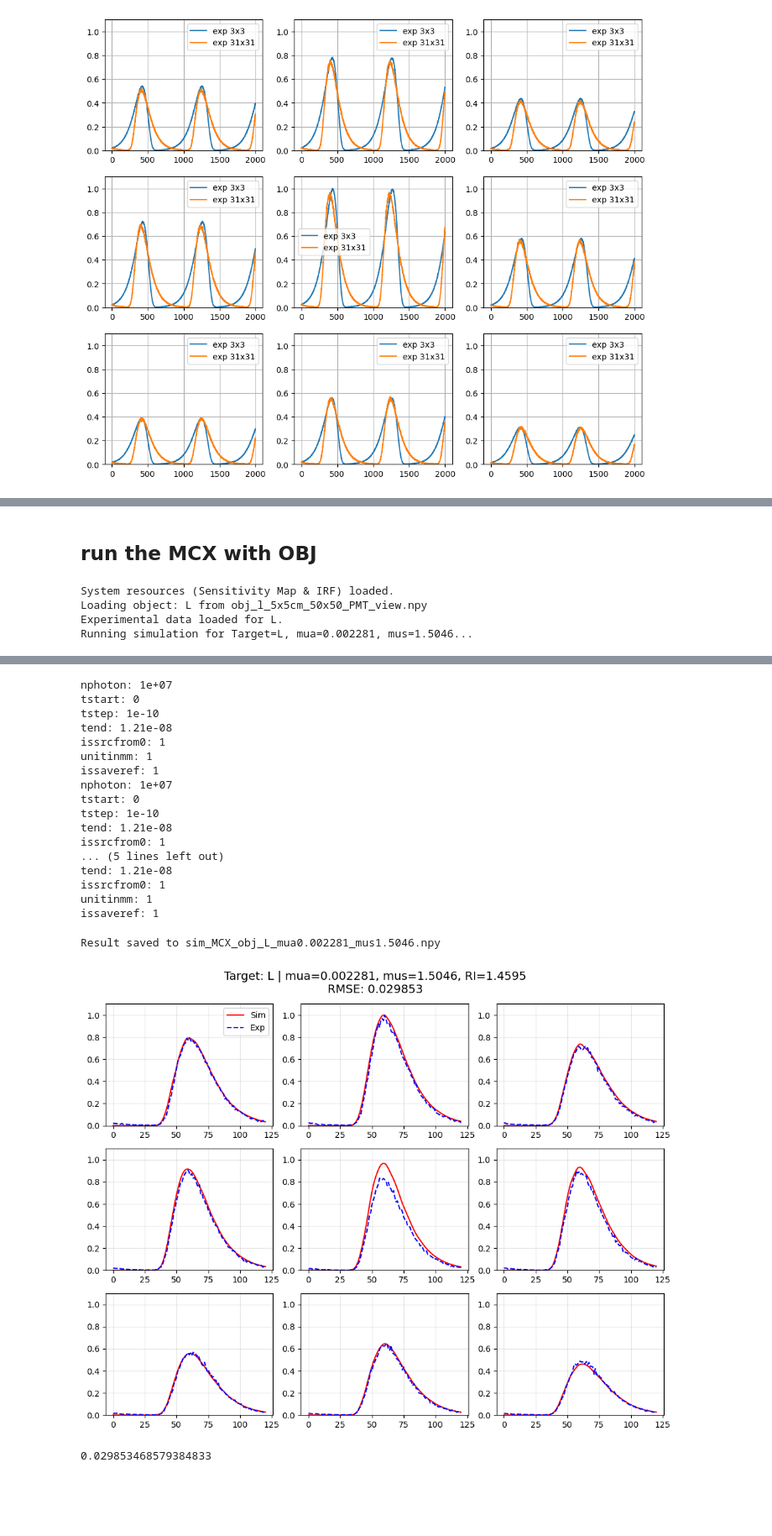
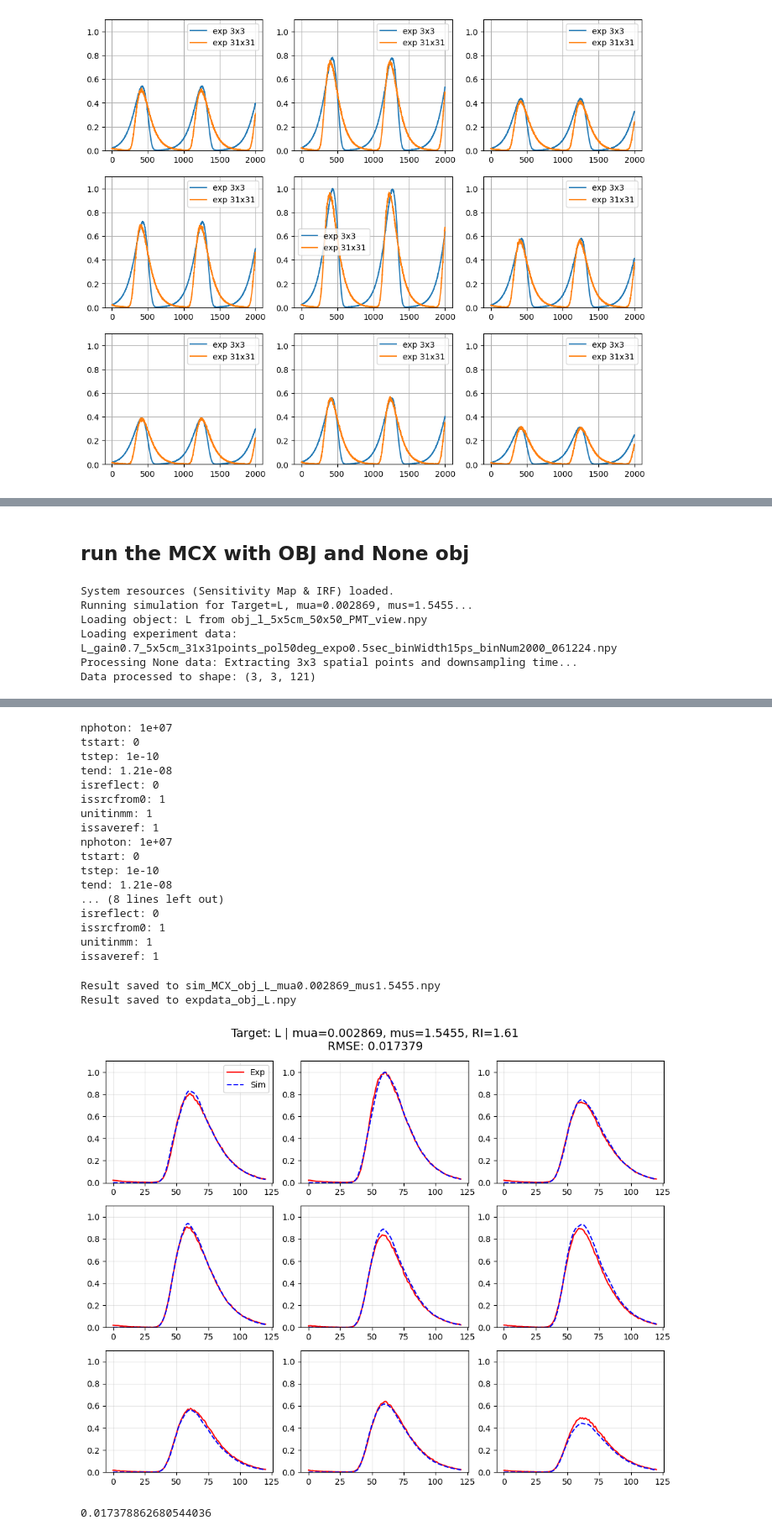
Before and after one commit to Fenrisulfr26/foam_project_pmcx, a Jupyter notebook: pmcx_fitting_sims_ipynb/pmcx_scan_fits_ZW.ipynb, the cells around one changed output, grey strips where cells are left out. Shown at 84% size. Cells and saved outputs as stored; diff of their text form; code cells hidden in the pictures; blank space fills up the shorter version.

```diff
--- a/pmcx_fitting_sims_ipynb/pmcx_scan_fits_ZW.ipynb
+++ b/pmcx_fitting_sims_ipynb/pmcx_scan_fits_ZW.ipynb
@@ -229,5 +244,5 @@ Final RMSE: 0.031422
 # %% [markdown]
-## run the MCX with OBJ
+## run the MCX with OBJ and None obj
 # %%
 import sys
 import os
@@ -237,17 +252,19 @@ data_dir = 'F:/OneDrive/foam_imaging_project/pmcx_foam/experiment_data/'
 
 # 2. 类实例化
 sim = MCXTargetSimulator(data_dir, unit_mm=1.0)
-
 # 3. 加载一次系统资源
 sim.load_system_resources()
-sim.set_target_object('L')
-sim.run_simulation(mu_a=0.002281, mu_s= 1.5046, RI = 1.4595,save_result=True)
+sim.set_target_object('L', mu_a=0.002869, mu_s=1.5455, RI=1.6100)
+sim.cfg['isreflect'] = 0
+sim.run_simulation(save_result = True, save_exp = True)
 sim.plot_comparison()
 # %% [output]
 System resources (Sensitivity Map & IRF) loaded.
+Running simulation for Target=L, mua=0.002869, mus=1.5455...
 Loading object: L from obj_l_5x5cm_50x50_PMT_view.npy
-Experimental data loaded for L.
-Running simulation for Target=L, mua=0.002281, mus=1.5046...
+Loading experiment data: L_gain0.7_5x5cm_31x31points_pol50deg_expo0.5sec_binWidth15ps_binNum2000_061224.npy
+Processing None data: Extracting 3x3 spatial points and downsampling time...
+Data processed to shape: (3, 3, 121)
 nphoton: 1e+07
 tstart: 0
 tstep: 1e-10
@@ -282,23 +299,24 @@ tend: 1.21e-08
 issrcfrom0: 1
 unitinmm: 1
 issaveref: 1
 nphoton: 1e+07
 tstart: 0
 tstep: 1e-10
 tend: 1.21e-08
+isreflect: 0
 issrcfrom0: 1
 unitinmm: 1
 issaveref: 1
 nphoton: 1e+07
 tstart: 0
 tstep: 1e-10
 tend: 1.21e-08
-issrcfrom0: 1
-... (5 lines left out)
-tend: 1.21e-08
+... (8 lines left out)
+isreflect: 0
 issrcfrom0: 1
 unitinmm: 1
 issaveref: 1
-Result saved to sim_MCX_obj_L_mua0.002281_mus1.5046.npy
+Result saved to sim_MCX_obj_L_mua0.002869_mus1.5455.npy
+Result saved to expdata_obj_L.npy
-[figure, old version]
+[figure, new version]
-0.029853468579384833
+0.017378862680544036
```
Also changed, not shown: parts of 11 cells of this notebook, 9 other files.
